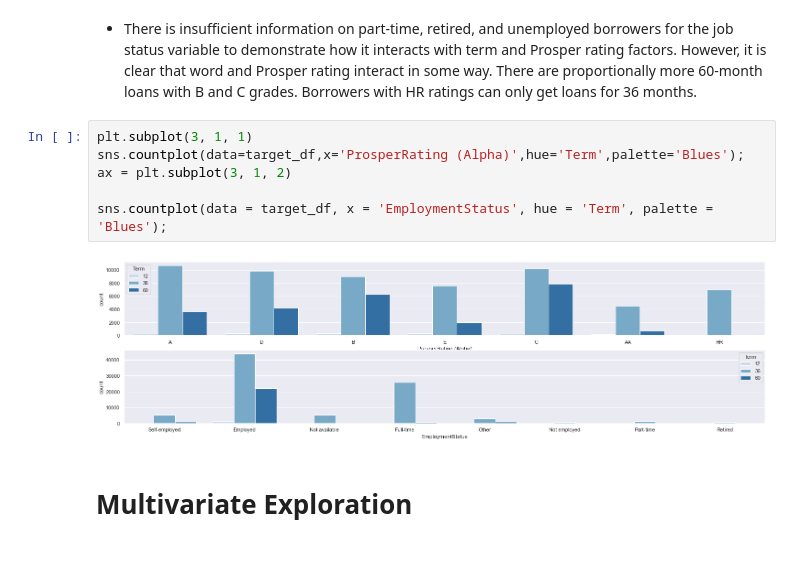
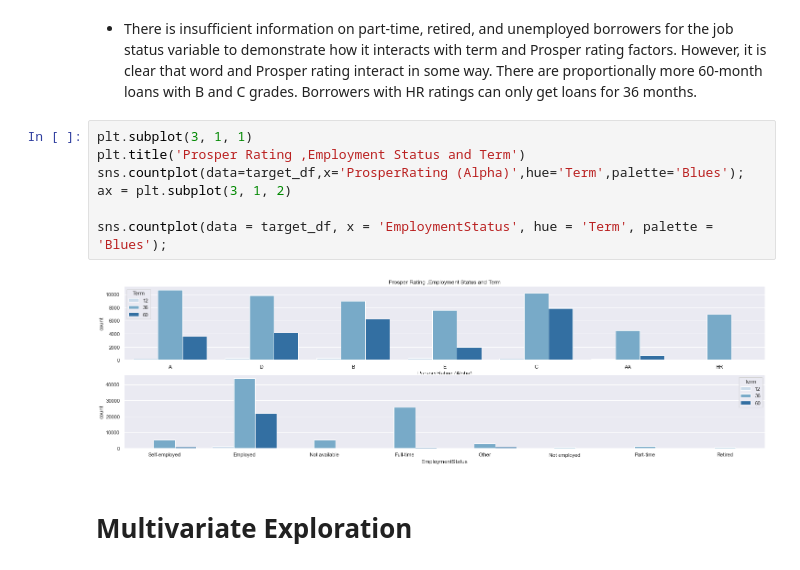
Before and after one commit to nadaAlruwaythi/-Communicate-Data-Findings, a Jupyter notebook: slide_deck..ipynb, the cells around one changed output. Cells and saved outputs as stored; diff of their text form.

```diff
--- a/slide_deck..ipynb
+++ b/slide_deck..ipynb
@@ -67,12 +70,13 @@ sns.countplot(data=target_df,x='LoanStatus',color= b_color,order=order);
 - There is insufficient information on part-time, retired, and unemployed borrowers for the job status variable to demonstrate how it interacts with term and Prosper rating factors. However, it is clear that word and Prosper rating interact in some way. There are proportionally more 60-month loans with B and C grades. Borrowers with HR ratings can only get loans for 36 months.
 # %%
 plt.subplot(3, 1, 1)
+plt.title('Prosper Rating ,Employment Status and Term')
 sns.countplot(data=target_df,x='ProsperRating (Alpha)',hue='Term',palette='Blues');
 ax = plt.subplot(3, 1, 2)
 
 sns.countplot(data = target_df, x = 'EmploymentStatus', hue = 'Term', palette = 'Blues');
 # %% [output]
-[figure, old version]
+[figure, new version]
 # %% [markdown]
 # Multivariate Exploration
 # %%
```
Also changed, not shown: parts of 2 cells of this notebook, 1 other file.
